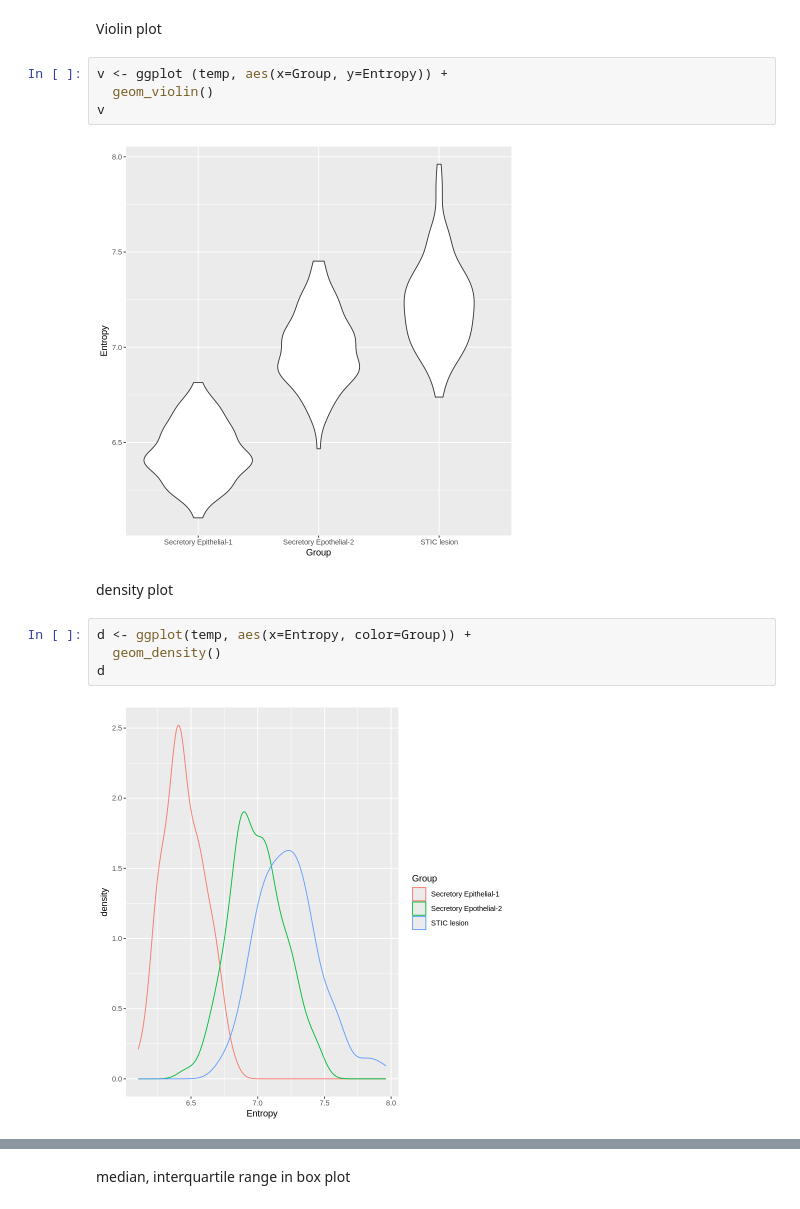
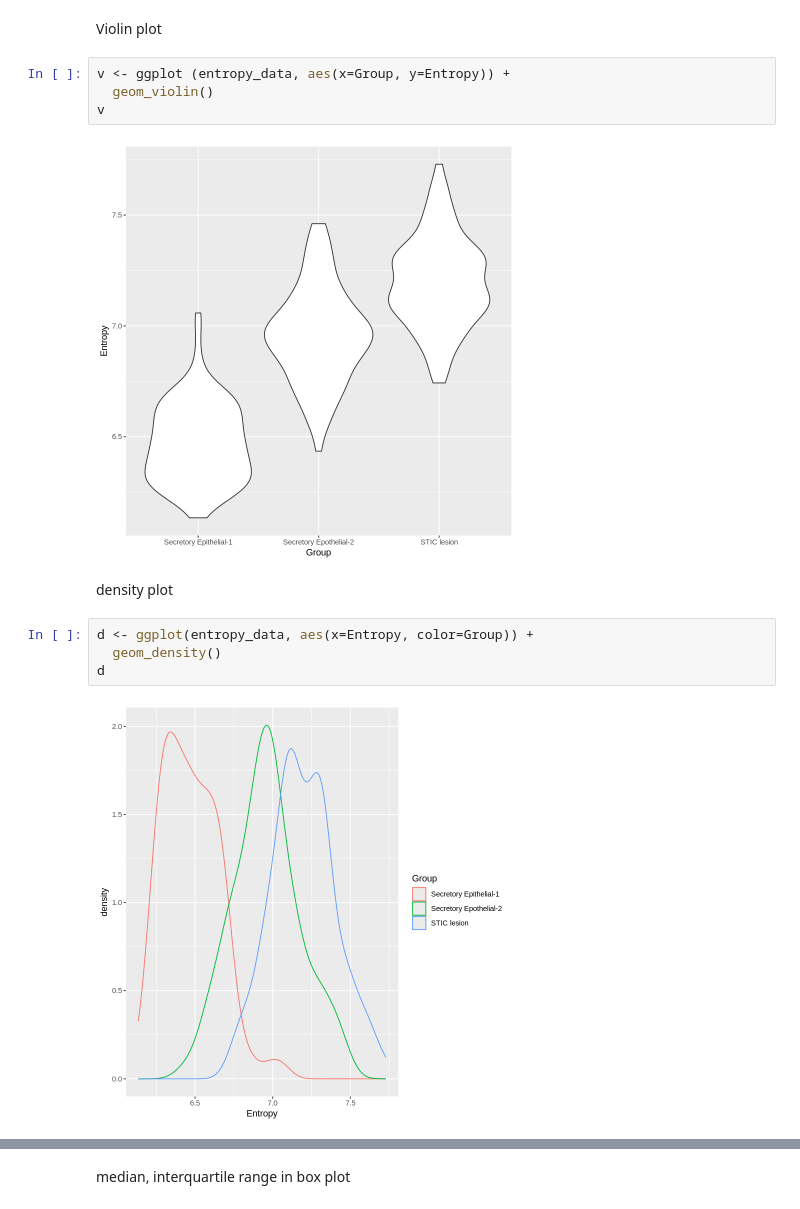
Before and after one commit to huma1995/statistics, a Jupyter notebook: Day_3.ipynb, the cells around one changed output, grey strips where cells are left out. Drawn from its saved outputs; the diff is of its cells as text.

```diff
--- a/Day_3.ipynb
+++ b/Day_3.ipynb
@@ -157,18 +157,18 @@ Installing package into ‘/usr/local/lib/R/site-library’
 # %% [markdown]
 Violin plot
 # %%
-v <- ggplot (temp, aes(x=Group, y=Entropy)) +
+v <- ggplot (entropy_data, aes(x=Group, y=Entropy)) +
   geom_violin()
 v
 # %% [output]
-[figure, old version]
+[figure, new version]
 # %% [markdown]
 density plot
 # %%
-d <- ggplot(temp, aes(x=Entropy, color=Group)) +
+d <- ggplot(entropy_data, aes(x=Entropy, color=Group)) +
   geom_density()
 d
 # %% [output]
-[figure, old version]
+[figure, new version]
 # %%
 entropy_data
```
Also changed, not shown: parts of 9 cells of this notebook.
